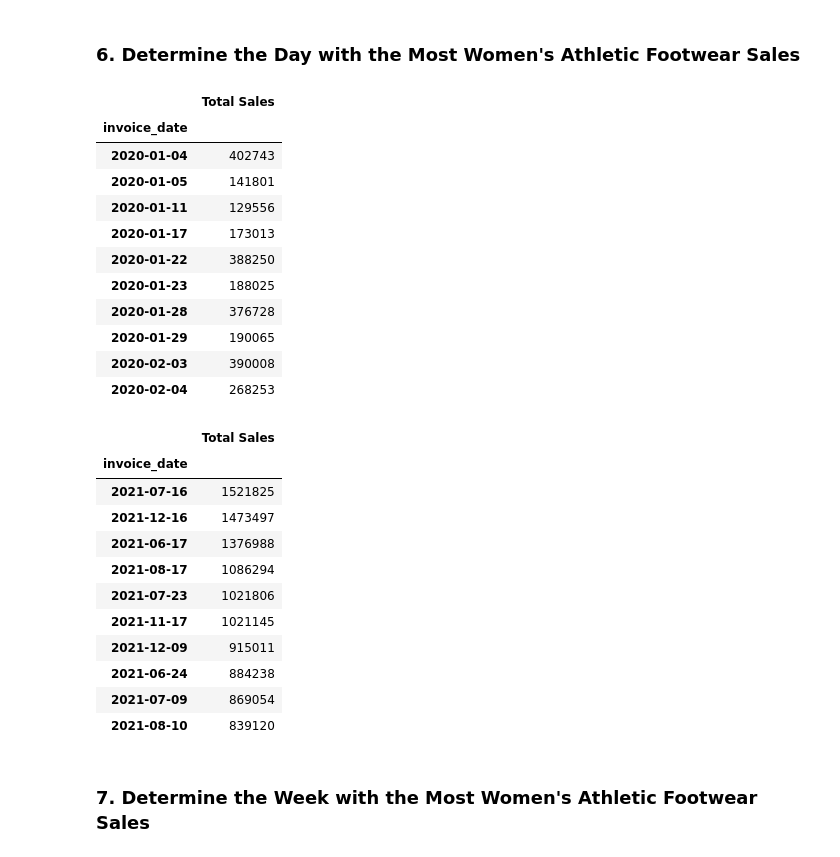
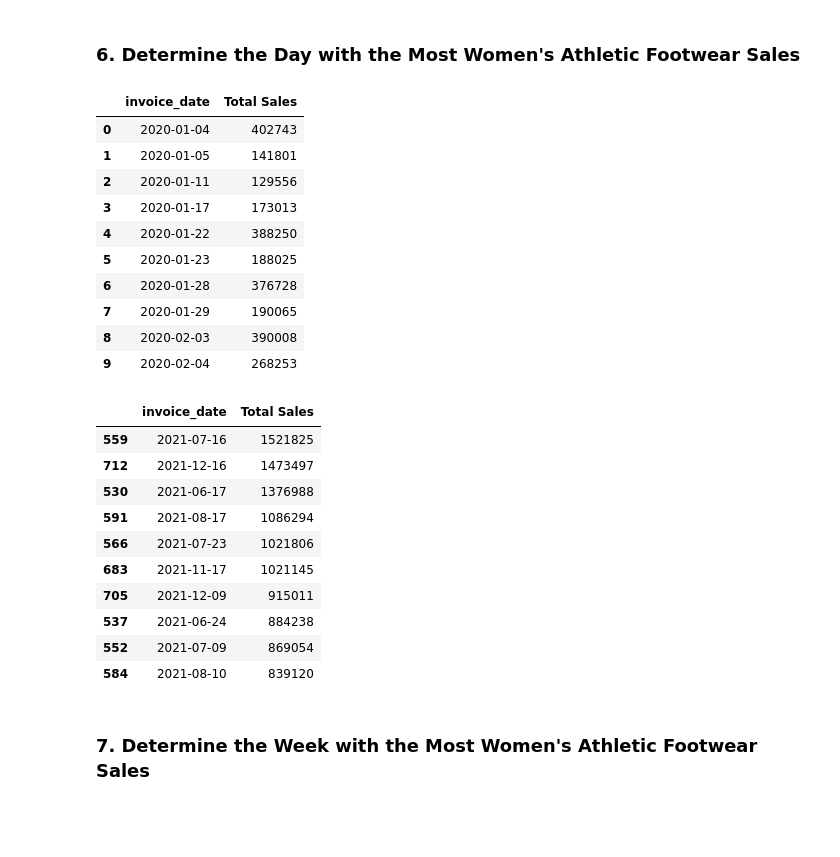
Before and after one commit to hackerbyhobby/athletic_sales_analysis, a Jupyter notebook: athletic_sales_analysis.ipynb, the cells around one changed output. Saved outputs shown, nothing was run; the diff lists cells and outputs as text; code cells hidden in the pictures; blank space fills up the shorter version.

```diff
--- a/athletic_sales_analysis.ipynb
+++ b/athletic_sales_analysis.ipynb
@@ -389,43 +389,47 @@ pivot_df.sort_values(by='Womens_Footwear_Units_Sold', ascending=False).head()
 ### 6. Determine the Day with the Most Women's Athletic Footwear Sales
 # %%
 # Create a pivot table with the 'invoice_date' column is the index, and the "total_sales" as the values.
+# use women's athletic footwear sales data
 
 
 # Optional: Rename the "total_sales" column to "Total Sales"
+pivot_df = womens_athletic_footwear_df.pivot_table(index='invoice_date', values='total_sales', aggfunc='sum').reset_index().rename(columns={'total_sales': 'Total Sales'})
 
 
 # Show the table.
+pivot_df.head(10)
 # %% [output]
-|  | Total Sales |
-| invoice_date |  |
-| 2020-01-04 | 402743 |
-| 2020-01-05 | 141801 |
-| 2020-01-11 | 129556 |
-| 2020-01-17 | 173013 |
-| 2020-01-22 | 388250 |
-| 2020-01-23 | 188025 |
-| 2020-01-28 | 376728 |
-| 2020-01-29 | 190065 |
-| 2020-02-03 | 390008 |
-| 2020-02-04 | 268253 |
+|  | invoice_date | Total Sales |
+| 0 | 2020-01-04 | 402743 |
+| 1 | 2020-01-05 | 141801 |
+| 2 | 2020-01-11 | 129556 |
+| 3 | 2020-01-17 | 173013 |
+| 4 | 2020-01-22 | 388250 |
+| 5 | 2020-01-23 | 188025 |
+| 6 | 2020-01-28 | 376728 |
+| 7 | 2020-01-29 | 190065 |
+| 8 | 2020-02-03 | 390008 |
+| 9 | 2020-02-04 | 268253 |
 # %%
-# Resample the pivot table into daily bins, and get the total sales for each day.
+# Resample the pivot table into daily bins, and get the total sales for each day. Use binning by day.
+# Use the resample method to resample the "invoice_date" column into daily bins.
+resampled_df = pivot_df.resample('D', on='invoice_date').sum().reset_index()
 
 
 # Sort the resampled pivot table in descending order on "Total Sales".
+resampled_df.sort_values(by='Total Sales', ascending=False).head(10)
 # %% [output]
-|  | Total Sales |
-| invoice_date |  |
-| 2021-07-16 | 1521825 |
-| 2021-12-16 | 1473497 |
-| 2021-06-17 | 1376988 |
-| 2021-08-17 | 1086294 |
-| 2021-07-23 | 1021806 |
-| 2021-11-17 | 1021145 |
-| 2021-12-09 | 915011 |
-| 2021-06-24 | 884238 |
-| 2021-07-09 | 869054 |
-| 2021-08-10 | 839120 |
+|  | invoice_date | Total Sales |
+| 559 | 2021-07-16 | 1521825 |
+| 712 | 2021-12-16 | 1473497 |
+| 530 | 2021-06-17 | 1376988 |
+| 591 | 2021-08-17 | 1086294 |
+| 566 | 2021-07-23 | 1021806 |
+| 683 | 2021-11-17 | 1021145 |
+| 705 | 2021-12-09 | 915011 |
+| 537 | 2021-06-24 | 884238 |
+| 552 | 2021-07-09 | 869054 |
+| 584 | 2021-08-10 | 839120 |
 # %% [markdown]
 ### 7.  Determine the Week with the Most Women's Athletic Footwear Sales
 # %%
```
